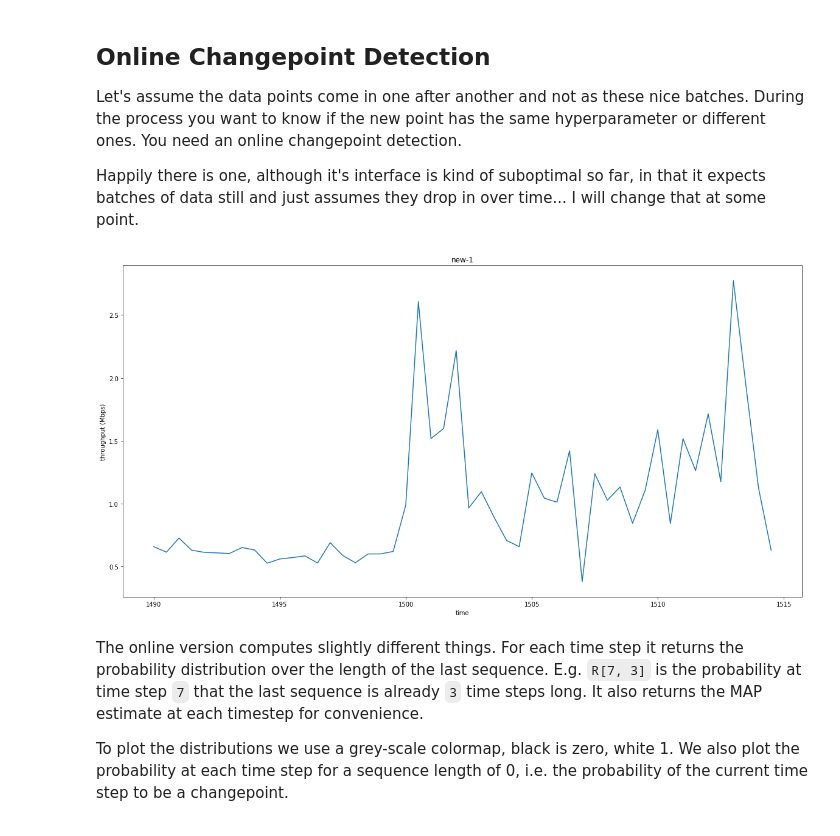
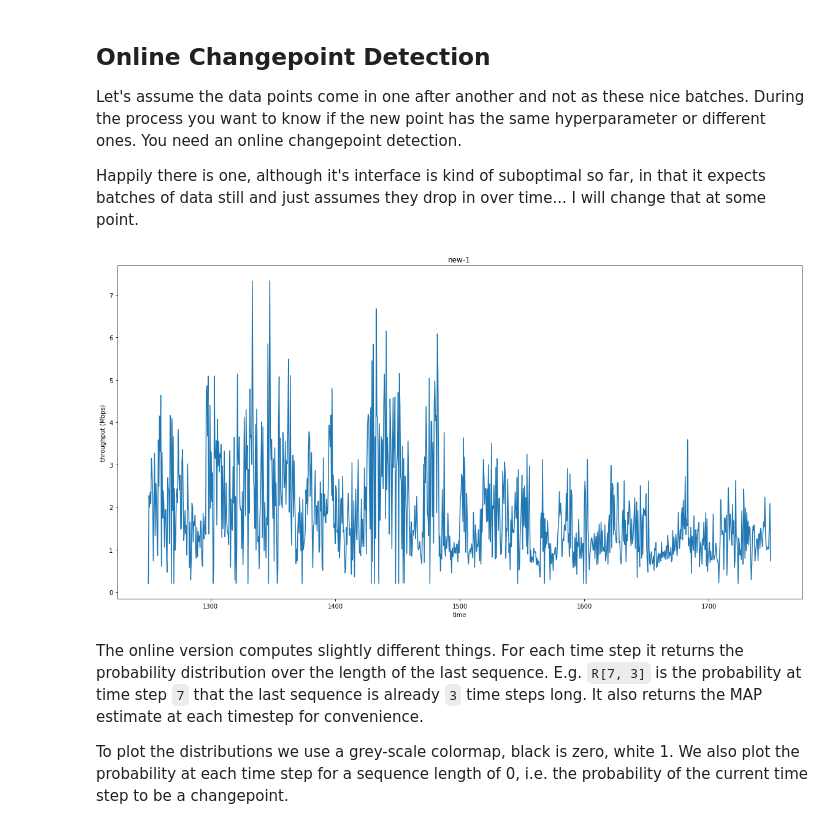
Before and after one commit to federerjiang/final, a Jupyter notebook: bayesian_changepoint_detection/Example Code.ipynb, the cells around one changed output. Cells and saved outputs as stored; diff of their text form; code cells hidden in the pictures.

```diff
--- a/bayesian_changepoint_detection/Example Code.ipynb
+++ b/bayesian_changepoint_detection/Example Code.ipynb
@@ -105,10 +105,10 @@ def plot_thp(trace_file, title, start=0, end=5800):
 
     return thp_mbps[start:end]
 # %%
-trace_file = '/Users/federerjiang/research-project/aitrans-competition/final/trace/new_network_trace/1'
-thp_mbps = plot_thp(trace_file, 'new-1', 2980, 3030)
+trace_file = '/Users/federerjiang/research-project/aitrans-competition/final/trace/new_network_trace/20'
+thp_mbps = plot_thp(trace_file, 'new-1', 2500, 3500)
 # %% [output]
-[figure, old version]
+[figure, new version]
 # %%
 import bayesian_changepoint_detection.online_changepoint_detection as oncd
 from functools import partial
```
Also changed, not shown: parts of 1 cell of this notebook, 4 other files.
